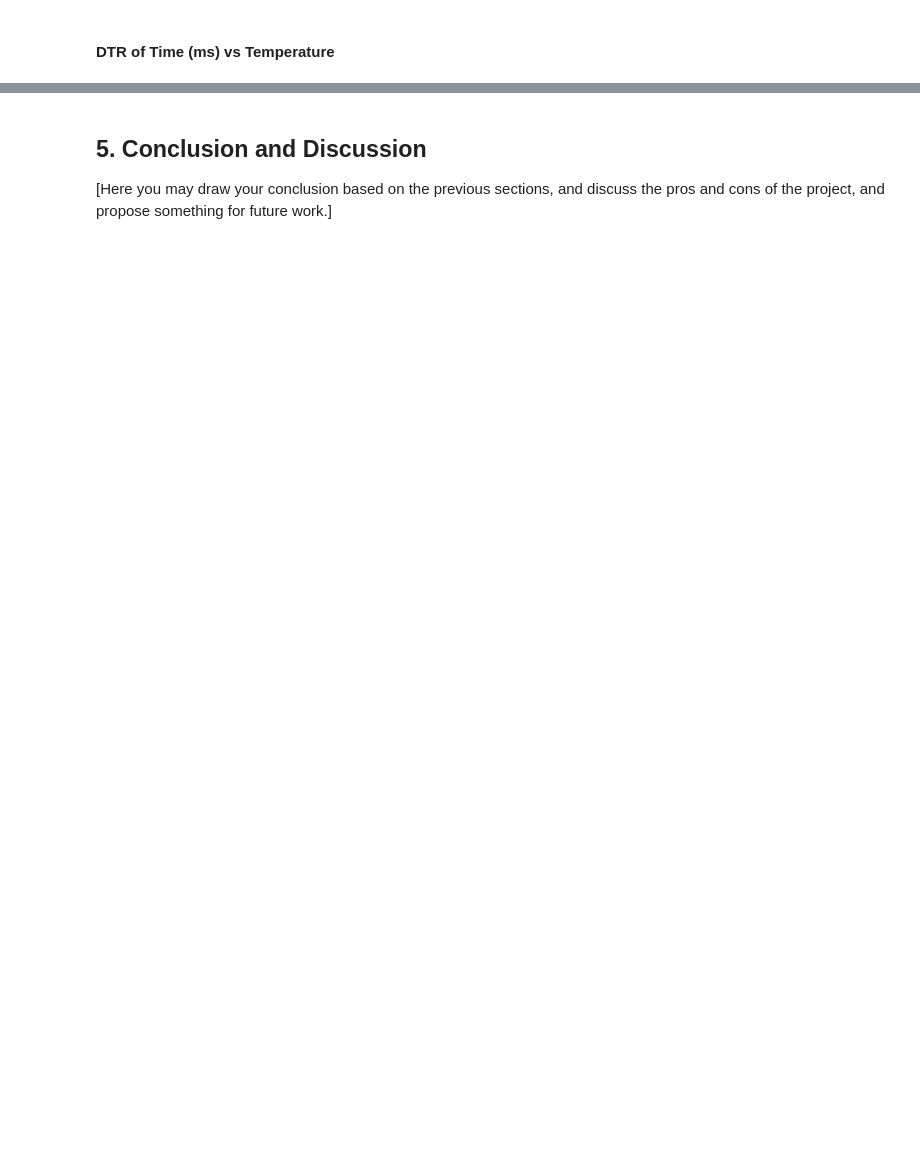
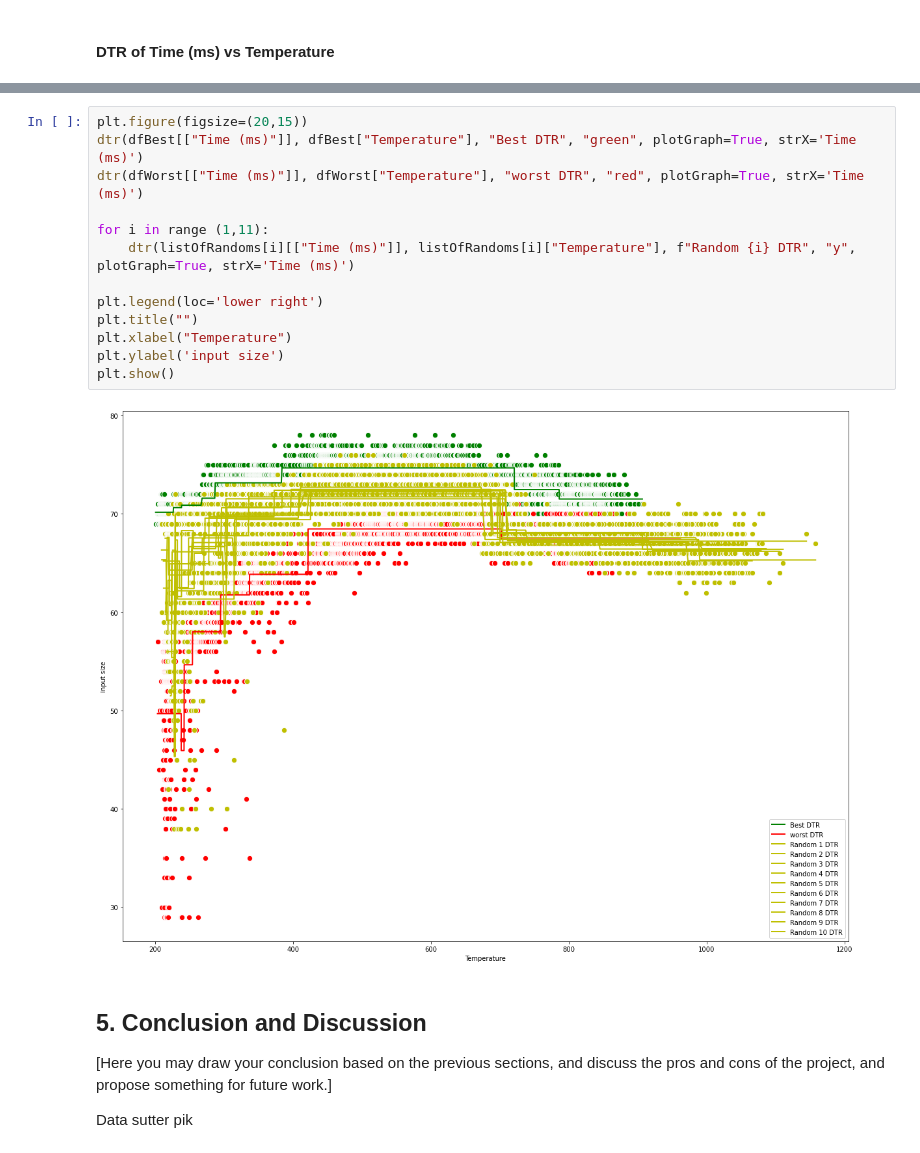
Before and after one commit to hrallil/Data-science-and-visualisation, a Jupyter notebook: Mini project/Group_12_report.ipynb, the cells around one changed output, grey strips where cells are left out. Cells and saved outputs as stored; diff of their text form; blank space fills up the shorter version.

```diff
--- a/Mini project/Group_12_report.ipynb
+++ b/Mini project/Group_12_report.ipynb
@@ -556,4 +570,21 @@ NameError: name 'column' is not defined
+# %%
+plt.figure(figsize=(20,15))
+dtr(dfBest[["Time (ms)"]], dfBest["Temperature"], "Best DTR", "green", plotGraph=True, strX='Time (ms)')
+dtr(dfWorst[["Time (ms)"]], dfWorst["Temperature"], "worst DTR", "red", plotGraph=True, strX='Time (ms)')
+
+for i in range (1,11):
+    dtr(listOfRandoms[i][["Time (ms)"]], listOfRandoms[i]["Temperature"], f"Random {i} DTR", "y", plotGraph=True, strX='Time (ms)')
+
+plt.legend(loc='lower right')
+plt.title("")
+plt.xlabel("Temperature")
+plt.ylabel('input size')
+plt.show()
+# %% [output]
+[figure, added]
 # %% [markdown]
 ## 5. Conclusion and Discussion
 
 [Here you may draw your conclusion based on the previous sections, and discuss the pros and cons of the project, and propose something for future work.]
+
+Data sutter pik
```
Also changed, not shown: parts of 7 cells of this notebook.
